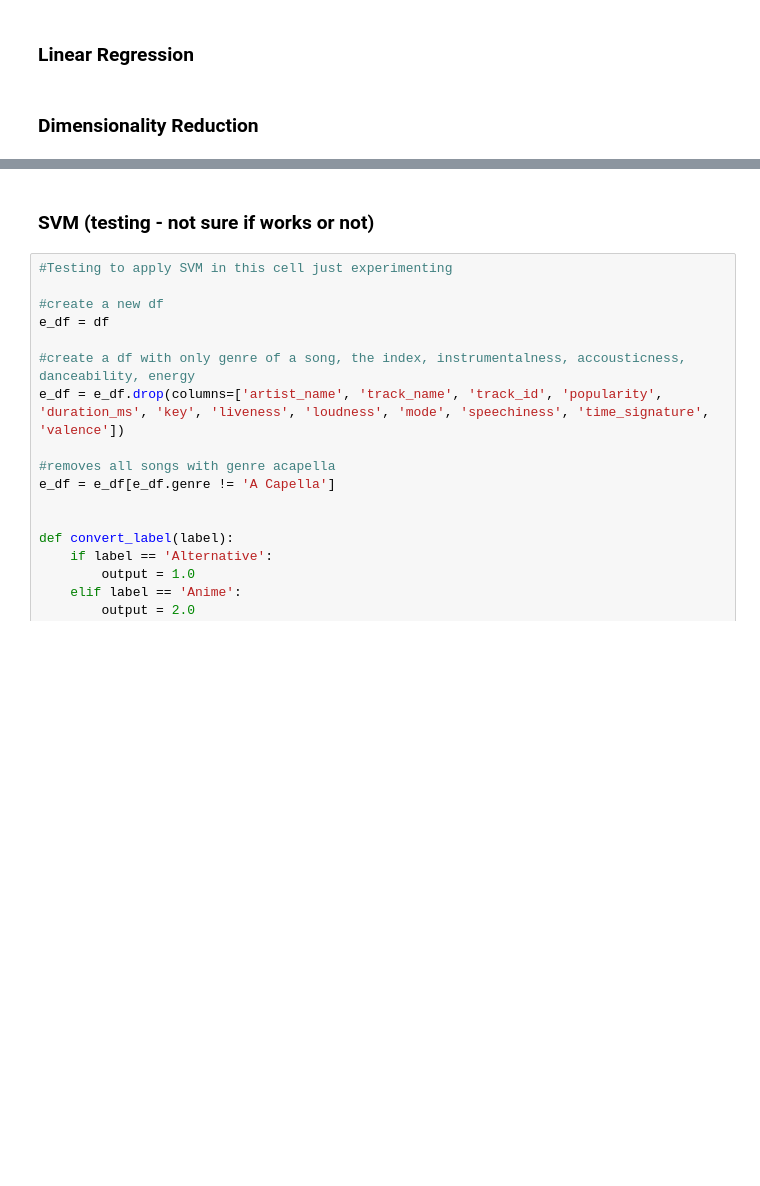
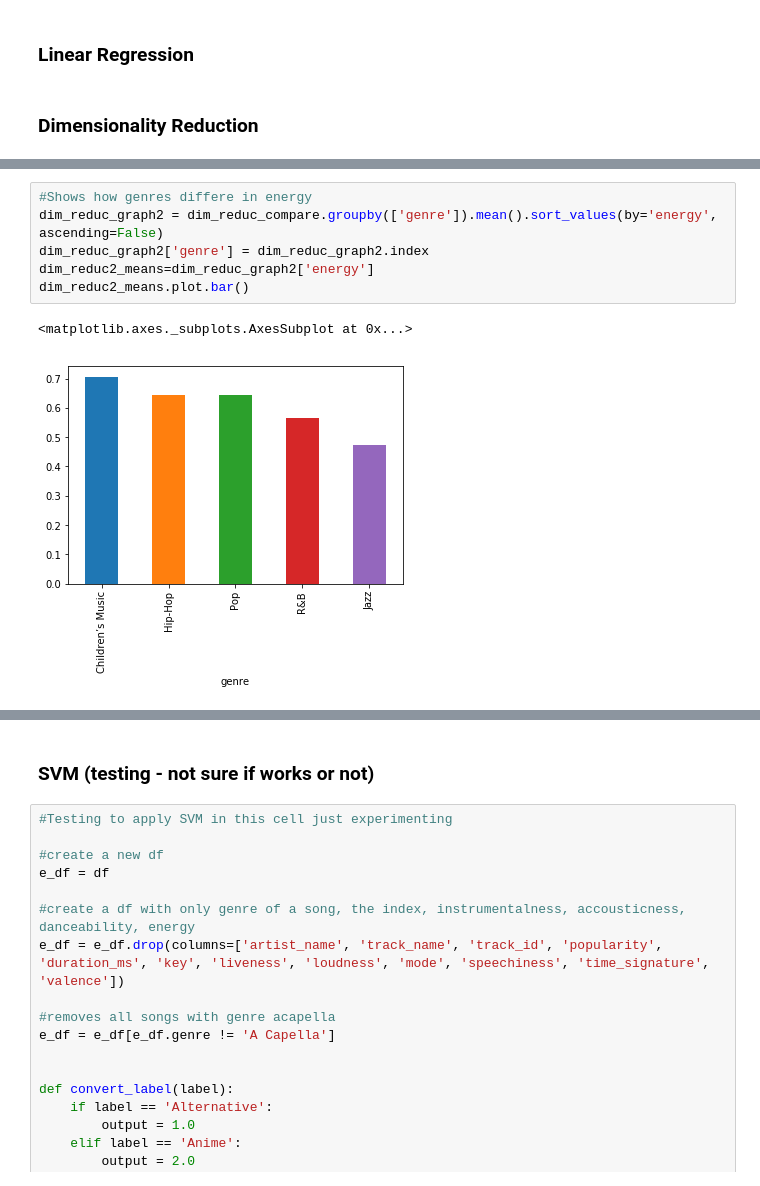
Before and after one commit to jamesjaeyu/SpotifyGenreAnalysis, a Jupyter notebook: FinalProject_group88.ipynb, the cells around one changed output, grey strips where cells are left out. Drawn from its saved outputs; the diff is of its cells as text; blank space fills up the shorter version.

```diff
--- a/FinalProject_group88.ipynb
+++ b/FinalProject_group88.ipynb
@@ -699,0 +746,9 @@ After exploring our data we have narrowed down the audio attributes to four attr
+# %%
+#Shows how genres differe in energy
+dim_reduc_graph2 = dim_reduc_compare.groupby(['genre']).mean().sort_values(by='energy', ascending=False)
+dim_reduc_graph2['genre'] = dim_reduc_graph2.index
+dim_reduc2_means=dim_reduc_graph2['energy']
+dim_reduc2_means.plot.bar()
+# %% [output]
+<matplotlib.axes._subplots.AxesSubplot at 0x...>
+[figure, added]
```
Also changed, not shown: parts of 7 cells of this notebook.
